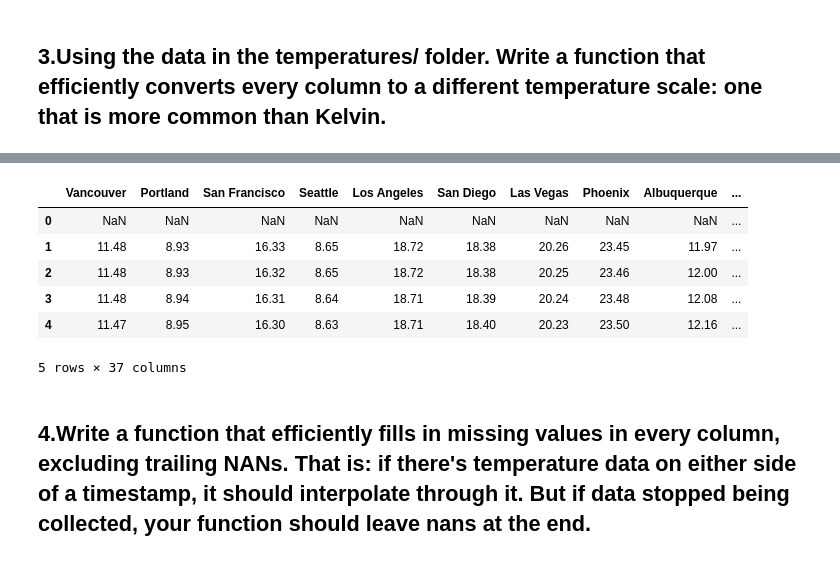
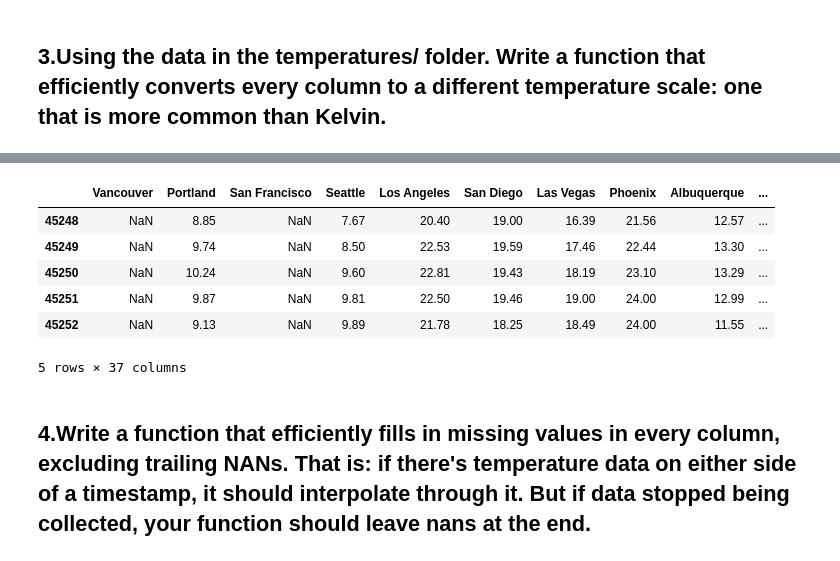
Before and after one commit to mangaioct6/Time-Series-Analysis-11, a Jupyter notebook: TimeSeriesTemp_HW.ipynb, the cells around one changed output, grey strips where cells are left out. Drawn from its saved outputs; the diff is of its cells as text; code cells hidden in the pictures.

```diff
--- a/TimeSeriesTemp_HW.ipynb
+++ b/TimeSeriesTemp_HW.ipynb
@@ -56,17 +57,17 @@ celsius.head()
 # %%
 #concatenating two dfs, setting axis =1 helps to concatenate horizontically. If we aren't using axis parameter,
 #concatenation will be done in stack manner.
 
 celcius_df=pd.concat([celsius,temperature_df['datetime']], axis=1)
 #celcius_df= celcius_df.set_index('datetime')
-celcius_df.head()
+celcius_df.tail()
 # %% [output]
 |  | Vancouver | Portland | San Francisco | Seattle | Los Angeles | San Diego | Las Vegas | Phoenix | Albuquerque | ... |
-| 0 | NaN | NaN | NaN | NaN | NaN | NaN | NaN | NaN | NaN | ... |
-| 1 | 11.48 | 8.93 | 16.33 | 8.65 | 18.72 | 18.38 | 20.26 | 23.45 | 11.97 | ... |
-| 2 | 11.48 | 8.93 | 16.32 | 8.65 | 18.72 | 18.38 | 20.25 | 23.46 | 12.00 | ... |
-| 3 | 11.48 | 8.94 | 16.31 | 8.64 | 18.71 | 18.39 | 20.24 | 23.48 | 12.08 | ... |
-| 4 | 11.47 | 8.95 | 16.30 | 8.63 | 18.71 | 18.40 | 20.23 | 23.50 | 12.16 | ... |
+| 45248 | NaN | 8.85 | NaN | 7.67 | 20.40 | 19.00 | 16.39 | 21.56 | 12.57 | ... |
+| 45249 | NaN | 9.74 | NaN | 8.50 | 22.53 | 19.59 | 17.46 | 22.44 | 13.30 | ... |
+| 45250 | NaN | 10.24 | NaN | 9.60 | 22.81 | 19.43 | 18.19 | 23.10 | 13.29 | ... |
+| 45251 | NaN | 9.87 | NaN | 9.81 | 22.50 | 19.46 | 19.00 | 24.00 | 12.99 | ... |
+| 45252 | NaN | 9.13 | NaN | 9.89 | 21.78 | 18.25 | 18.49 | 24.00 | 11.55 | ... |
 5 rows × 37 columns
 # %% [markdown]
 ## 4.Write a function that efficiently fills in missing values in every column, excluding trailing NANs. That is: if there's temperature data on either side of a timestamp, it should interpolate through it. But if data stopped being collected, your function should leave nans at the end.
```
Also changed, not shown: parts of 44 cells of this notebook.
